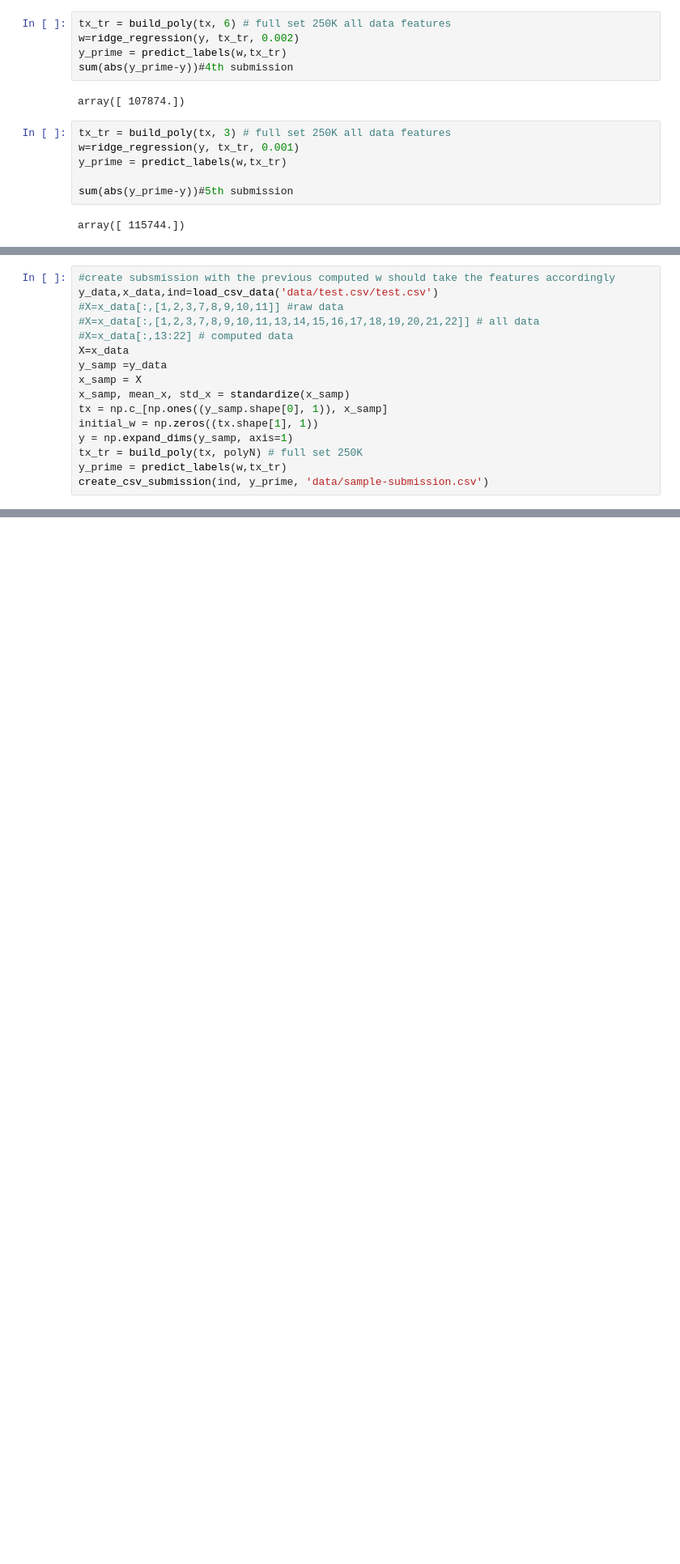
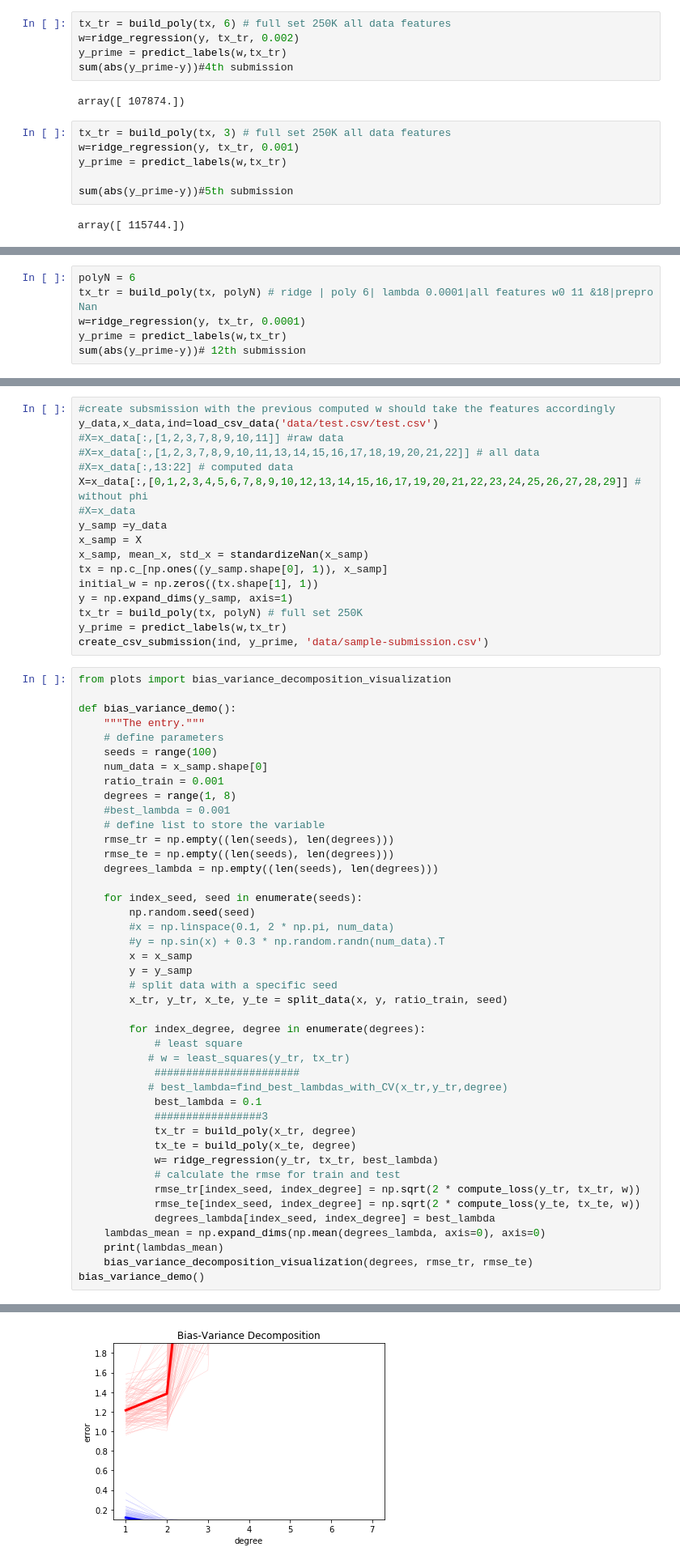
Before and after one commit to gaelmoccand/RoadSegmentation_CNN, a Jupyter notebook: project1/scripts/Ridge_Prediction.ipynb, the cells around one changed output, grey strips where cells are left out. Shown at 81% size. Drawn from its saved outputs; the diff is of its cells as text; blank space fills up the shorter version.

```diff
--- a/project1/scripts/Ridge_Prediction.ipynb
+++ b/project1/scripts/Ridge_Prediction.ipynb
@@ -196,0 +222,6 @@ array([ 16584.])
+# %%
+polyN = 6
+tx_tr = build_poly(tx, polyN) # ridge | poly 6| lambda 0.0001|all features w0 11 &18|prepro Nan
+w=ridge_regression(y, tx_tr, 0.0001)
+y_prime = predict_labels(w,tx_tr)
+sum(abs(y_prime-y))# 12th submission
@@ -200,13 +233,58 @@ y_data,x_data,ind=load_csv_data('data/test.csv/test.csv')
 #X=x_data[:,[1,2,3,7,8,9,10,11]] #raw data
 #X=x_data[:,[1,2,3,7,8,9,10,11,13,14,15,16,17,18,19,20,21,22]] # all data
 #X=x_data[:,13:22] # computed data
-X=x_data
+X=x_data[:,[0,1,2,3,4,5,6,7,8,9,10,12,13,14,15,16,17,19,20,21,22,23,24,25,26,27,28,29]] # without phi
+#X=x_data
 y_samp =y_data
 x_samp = X
-x_samp, mean_x, std_x = standardize(x_samp)
+x_samp, mean_x, std_x = standardizeNan(x_samp)
 tx = np.c_[np.ones((y_samp.shape[0], 1)), x_samp]
 initial_w = np.zeros((tx.shape[1], 1))
 y = np.expand_dims(y_samp, axis=1)
 tx_tr = build_poly(tx, polyN) # full set 250K
 y_prime = predict_labels(w,tx_tr)
 create_csv_submission(ind, y_prime, 'data/sample-submission.csv')
+# %%
+from plots import bias_variance_decomposition_visualization
+
+def bias_variance_demo():
+    """The entry."""
+    # define parameters
+    seeds = range(100)
+    num_data = x_samp.shape[0]
+    ratio_train = 0.001
+    degrees = range(1, 8)
+    #best_lambda = 0.001
+    # define list to store the variable
+    rmse_tr = np.empty((len(seeds), len(degrees)))
+    rmse_te = np.empty((len(seeds), len(degrees)))
+    degrees_lambda = np.empty((len(seeds), len(degrees)))
+
+    for index_seed, seed in enumerate(seeds):
+        np.random.seed(seed)
+        #x = np.linspace(0.1, 2 * np.pi, num_data)
+        #y = np.sin(x) + 0.3 * np.random.randn(num_data).T
+        x = x_samp
+        y = y_samp
+        # split data with a specific seed
+        x_tr, y_tr, x_te, y_te = split_data(x, y, ratio_train, seed)
+
+        for index_degree, degree in enumerate(degrees):
+            # least square
+           # w = least_squares(y_tr, tx_tr)
+            #######################
+           # best_lambda=find_best_lambdas_with_CV(x_tr,y_tr,degree)
+            best_lambda = 0.1
+            #################3
+            tx_tr = build_poly(x_tr, degree)
+            tx_te = build_poly(x_te, degree)
+            w= ridge_regression(y_tr, tx_tr, best_lambda)
+            # calculate the rmse for train and test
+            rmse_tr[index_seed, index_degree] = np.sqrt(2 * compute_loss(y_tr, tx_tr, w))
+            rmse_te[index_seed, index_degree] = np.sqrt(2 * compute_loss(y_te, tx_te, w))
+            degrees_lambda[index_seed, index_degree] = best_lambda
+    lambdas_mean = np.expand_dims(np.mean(degrees_lambda, axis=0), axis=0)
+    print(lambdas_mean)
+    bias_variance_decomposition_visualization(degrees, rmse_tr, rmse_te)
+bias_variance_demo()
+# %% [output]
@@ -212,0 +292 @@ create_csv_submission(ind, y_prime, 'data/sample-submission.csv')
+[figure, added]
```
Also changed, not shown: parts of 20 cells of this notebook, 2 other files.
